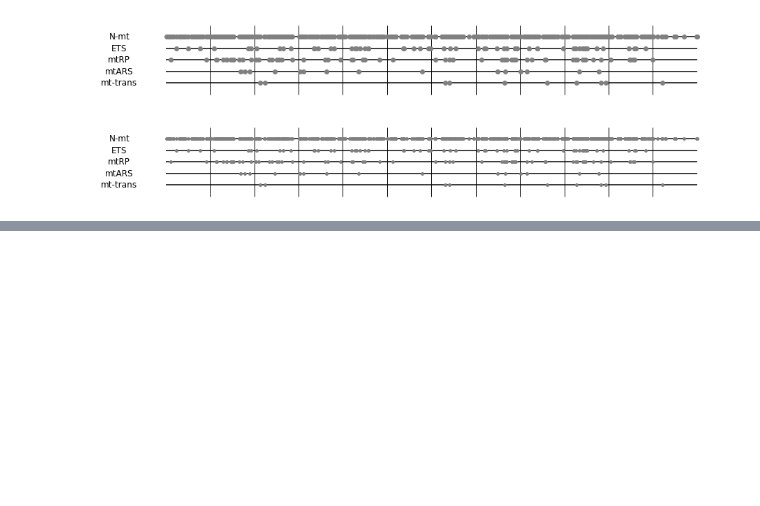
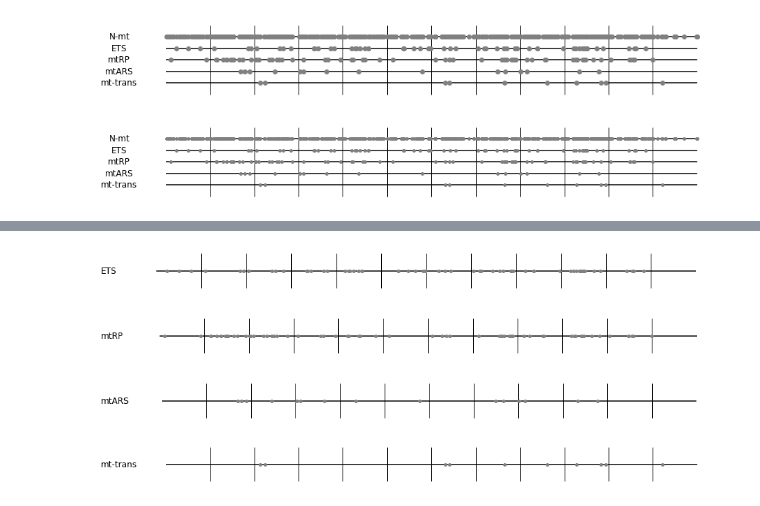
Before and after one commit to bluegenes/2020-exp-evol, a Jupyter notebook: mtNuc-gene-location-plot.ipynb, the cells around one changed output, grey strips where cells are left out. Cells and saved outputs as stored; diff of their text form; code cells hidden in the pictures; blank space fills up the shorter version.

```diff
--- a/mtNuc-gene-location-plot.ipynb
+++ b/mtNuc-gene-location-plot.ipynb
@@ -786,3 +815,31 @@ plt.close()
+# %%
+marker_size =15
+for cat in nM["figure_category"].dropna().unique():
+    fig, ax = plt.subplots(1, figsize=(15, 1))
+    ax.vlines(chr_dividers, ymin=-1, ymax=3, color="black", linewidth=1)
+    clr = category_colors[cat]
+    cat_y = pos_map[cat]
+    ax.hlines(y=1, xmin=10, xmax=130, color="black", zorder=1)
+    ax.scatter(nM[nM["figure_category"] == cat]["chr_pos"], nM[nM["figure_category"] == cat]["y_pos"], s=marker_size, marker='o', color = "grey", edgecolor=None, zorder=2)#ms=6,lw=1,, markeredgewidth=1)#markerfacecolor='white',
+    ax.text(-0.5, 1, cat, horizontalalignment='center', verticalalignment='center', size="large", fontfamily="sans-serif")
+    lims = ax.get_ylim()
+    ax.spines['right'].set_visible(False)
+    ax.spines['left'].set_visible(False)
+    ax.spines['top'].set_visible(False)
+    ax.spines['bottom'].set_visible(False)
+    ax.tick_params(tick1On=False, tick2On=False)
+    ax.axes.xaxis.set_ticks([])
+    ax.axes.yaxis.set_ticks([])
+    plt.show()
+    fig.savefig(f"mito-gene-locations.tg-genome2.1.circle.{cat}.gs.pdf",bbox_inches='tight', transparent=True) # transparent bkgd
+    fig.savefig(f"mito-gene-locations.tg-genome2.1.circle.{cat}.gs.png",bbox_inches='tight', transparent=True) # transparent bkgd
+
+    plt.close()
+# %% [output]
+[figure, added]
+[figure, added]
+[figure, added]
+[figure, added]
 # %%
 # spot check locations with the gene info for some of the chromosomes (below)
 # %%
```
Also changed, not shown: parts of 1 cell of this notebook.
